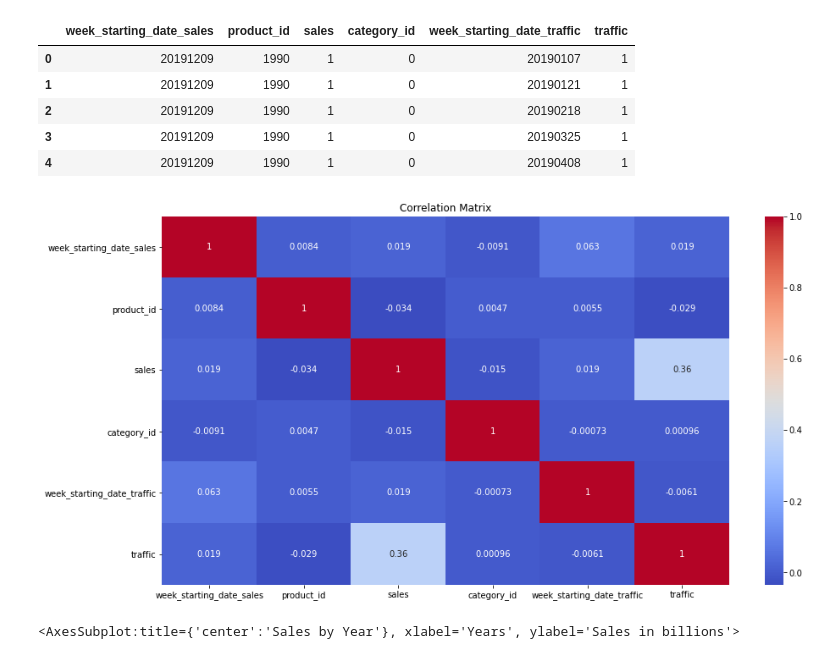
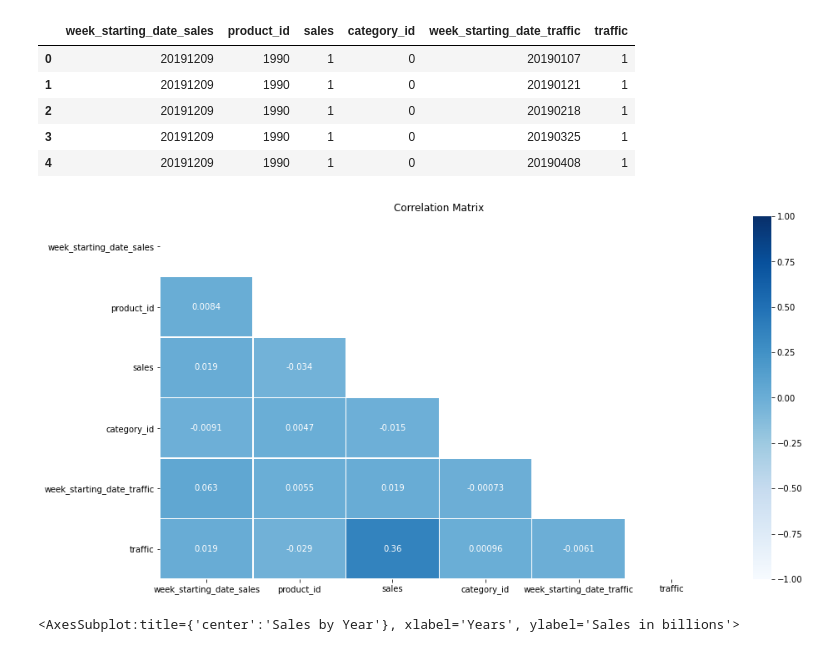
Before and after one commit to mikolaj-halemba/Predictive-task, a Jupyter notebook: Predictive task description.ipynb, the cells around one changed output. Saved outputs shown, nothing was run; the diff lists cells and outputs as text; code cells hidden in the pictures.

```diff
--- a/Predictive task description.ipynb
+++ b/Predictive task description.ipynb
@@ -87,11 +95,13 @@ df.head()
 df2 = df.copy(deep=True)
 # %%
 plt.figure(figsize=(15,8))
-sns.heatmap(df2.corr(), annot=True,cmap="coolwarm")
+corr = df2.corr()
+mask = np.triu(np.ones_like(corr, dtype=bool))
+sns.heatmap(corr, annot=True,linewidths=0.2,vmin=-1,vmax=1,mask=mask, cmap='Blues',center=0)
 plt.title('Correlation Matrix')
 plt.show()
 # %% [output]
-[figure, old version]
+[figure, new version]
 # %%
 df2['week_starting_date_sales'] = pd.to_datetime(df2['week_starting_date_sales'], format='%Y%m%d')
 df2['week_starting_date_traffic'] = pd.to_datetime(df2['week_starting_date_traffic'], format='%Y%m%d')
```
Also changed, not shown: parts of 30 cells of this notebook.
